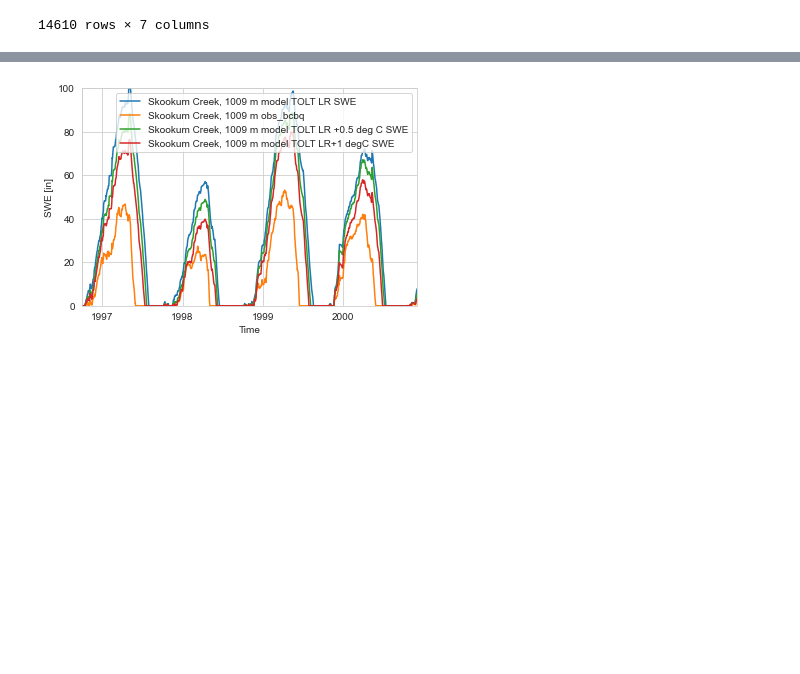
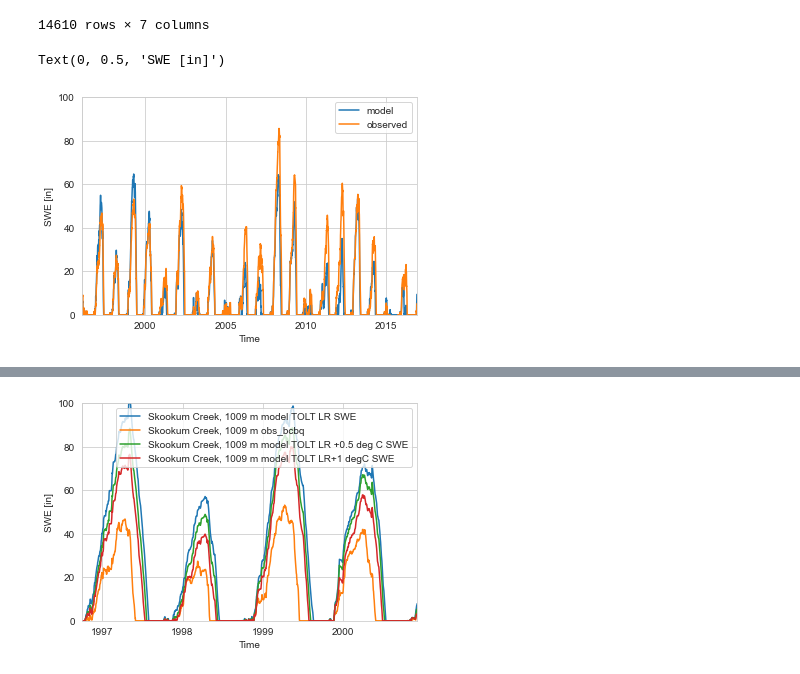
Before and after one commit to NCristea/Snow_SCL, a Jupyter notebook: plots_for_manuscript.ipynb, the cells around one changed output, grey strips where cells are left out. Saved outputs shown, nothing was run; the diff lists cells and outputs as text; code cells hidden in the pictures; blank space fills up the shorter version.

```diff
--- a/plots_for_manuscript.ipynb
+++ b/plots_for_manuscript.ipynb
@@ -101,3 +102,17 @@ flow_model
 | 2020-12-30 | 2020 | 12 | 30 | 116.7118 | 2020-12-30 | 2021 | 2021 |
 | 2020-12-31 | 2020 | 12 | 31 | 48.3664 | 2020-12-31 | 2021 | 2021 |
 14610 rows × 7 columns
+# %%
+#plot modeled SWE vs. observed at Skookum Creek
+ax = df_model_data_Skookum_prism_grid.plot(kind='line',  y = 'swq', label = 'model')
+df_snotel_Skookum.plot(kind='line',  y = 'SWE_in', label = 'observed', ax = ax)
+#df_model_data_Skookum_67.plot(kind='line',  y = 'swq', label = 'Skookum Creek, 1009 m model 67 SWE', ax = ax)
+#df_model_data_Skookum_53.plot(kind='line',  y = 'swq', label = 'Skookum Creek, 1009 m model 53 SWE', ax = ax)
+
+ax.set_xlim([datetime(1996, 1, 21), datetime(2016, 12, 1)])
+ax.set_ylim([0, 100])
+plt.xlabel('Time')
+plt.ylabel('SWE [in]')
+# %% [output]
+Text(0, 0.5, 'SWE [in]')
+[figure, added]
```
Also changed, not shown: parts of 13 cells of this notebook, 5 other files.
